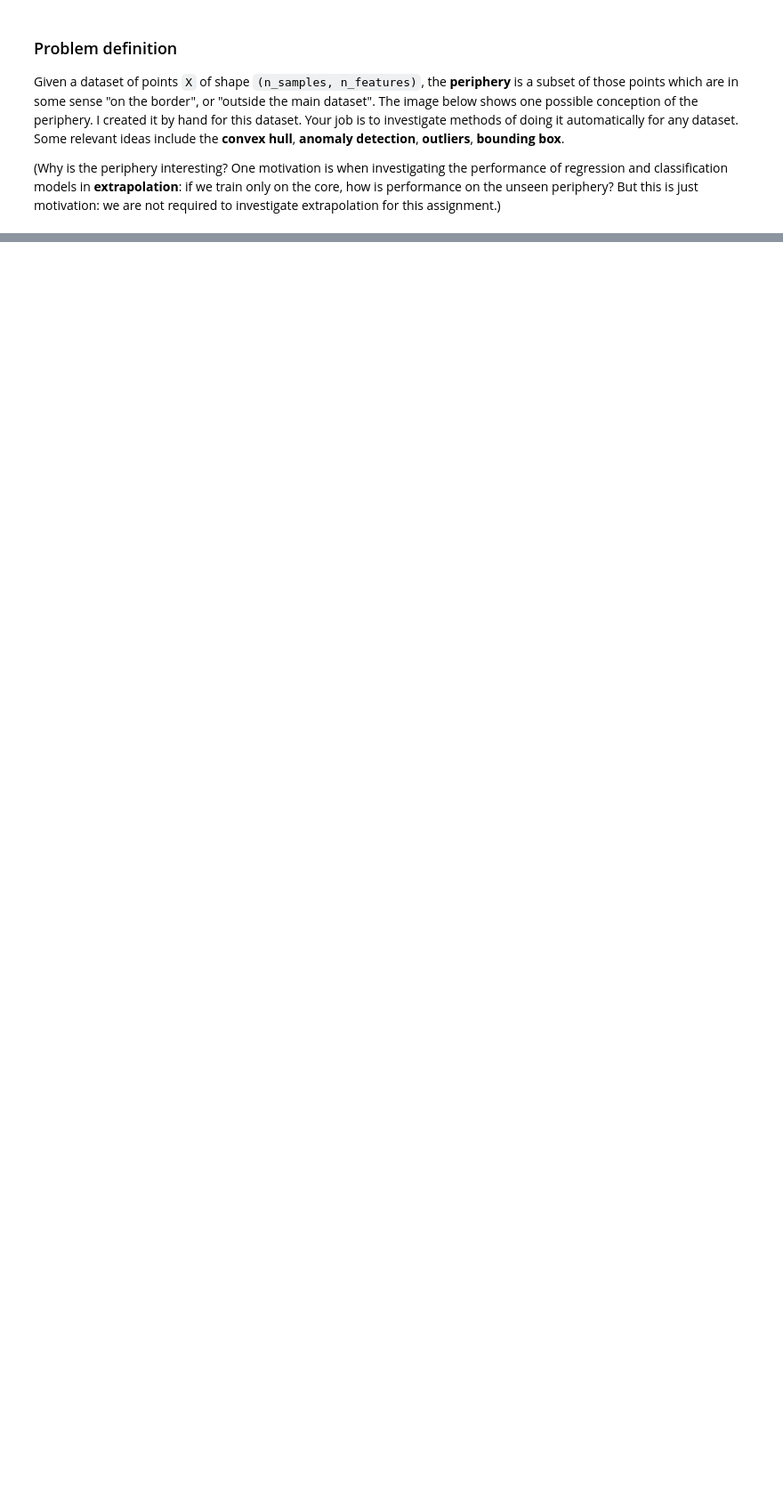
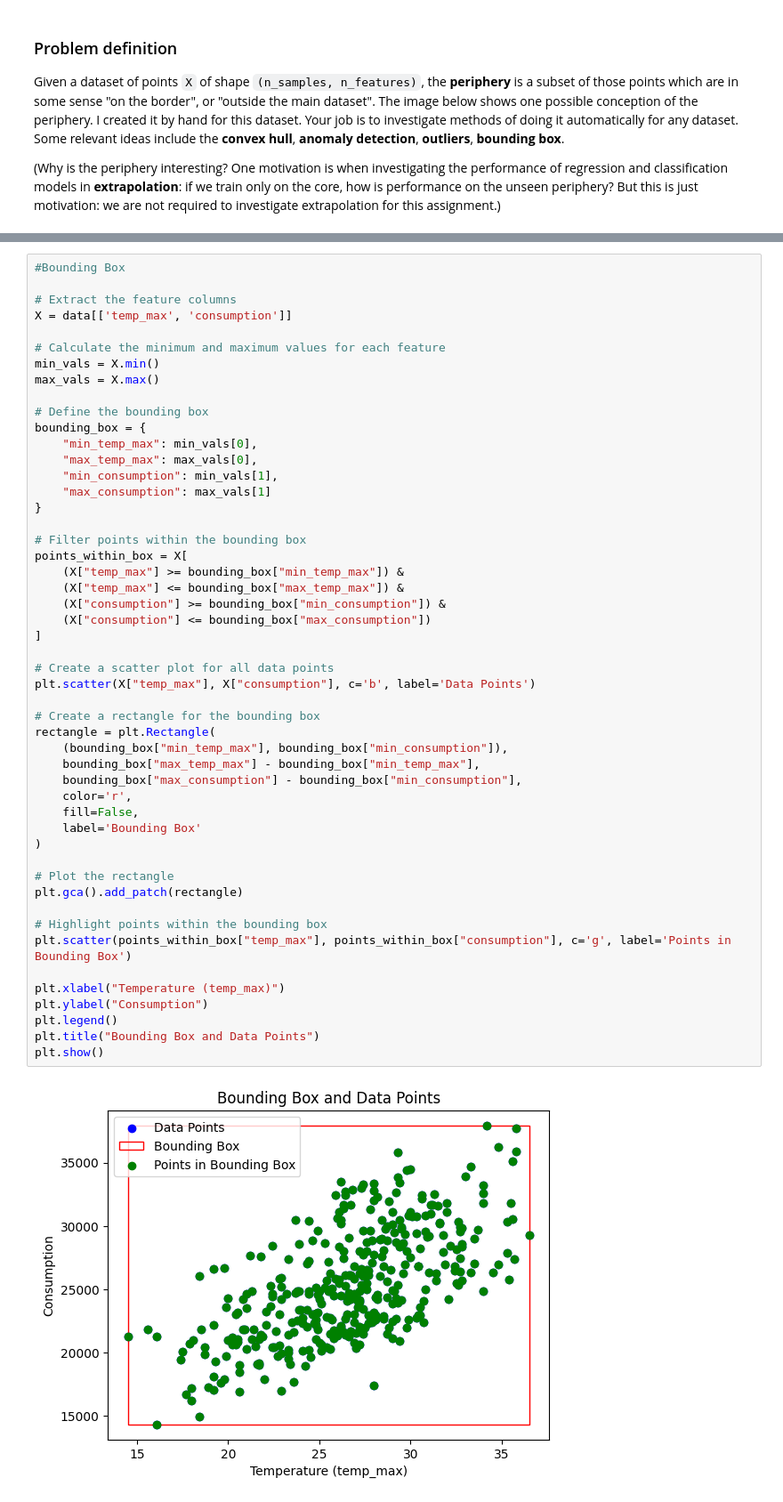
Before and after one commit to RafaelNovais/Challenge, a Jupyter notebook: Assignment_2_Periphery.ipynb, the cells around one changed output, grey strips where cells are left out. Shown: that part at 89% size. Cells and saved outputs as stored; diff of their text form; blank space fills up the shorter version.

```diff
--- a/Assignment_2_Periphery.ipynb
+++ b/Assignment_2_Periphery.ipynb
@@ -80,0 +211,52 @@ plt.show()
+# %%
+#Bounding Box
+
+# Extract the feature columns
+X = data[['temp_max', 'consumption']]
+
+# Calculate the minimum and maximum values for each feature
+min_vals = X.min()
+max_vals = X.max()
+
+# Define the bounding box
+bounding_box = {
+    "min_temp_max": min_vals[0],
+    "max_temp_max": max_vals[0],
+    "min_consumption": min_vals[1],
+    "max_consumption": max_vals[1]
+}
+
+# Filter points within the bounding box
+points_within_box = X[
+    (X["temp_max"] >= bounding_box["min_temp_max"]) &
+    (X["temp_max"] <= bounding_box["max_temp_max"]) &
+    (X["consumption"] >= bounding_box["min_consumption"]) &
+    (X["consumption"] <= bounding_box["max_consumption"])
+]
+
+# Create a scatter plot for all data points
+plt.scatter(X["temp_max"], X["consumption"], c='b', label='Data Points')
+
+# Create a rectangle for the bounding box
+rectangle = plt.Rectangle(
+    (bounding_box["min_temp_max"], bounding_box["min_consumption"]),
+    bounding_box["max_temp_max"] - bounding_box["min_temp_max"],
+    bounding_box["max_consumption"] - bounding_box["min_consumption"],
+    color='r',
+    fill=False,
+    label='Bounding Box'
+)
+
+# Plot the rectangle
+plt.gca().add_patch(rectangle)
+
+# Highlight points within the bounding box
+plt.scatter(points_within_box["temp_max"], points_within_box["consumption"], c='g', label='Points in Bounding Box')
+
+plt.xlabel("Temperature (temp_max)")
+plt.ylabel("Consumption")
+plt.legend()
+plt.title("Bounding Box and Data Points")
+plt.show()
+# %% [output]
+[figure, added]
```
Also changed, not shown: parts of 12 cells of this notebook.
